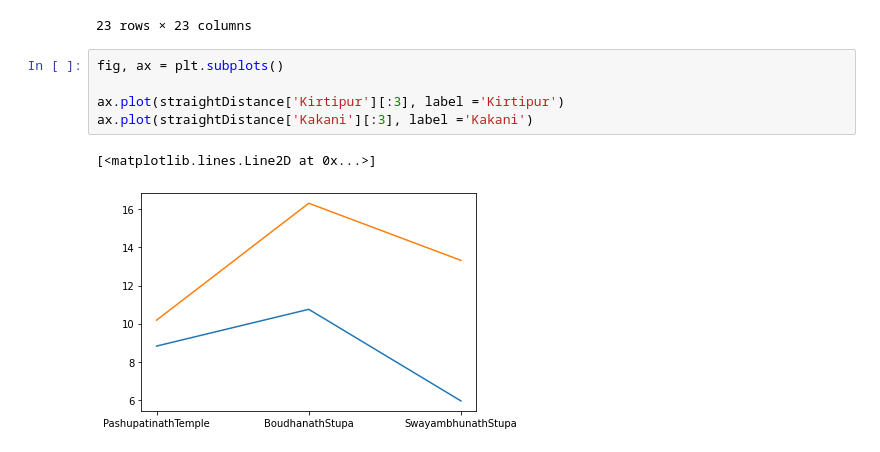
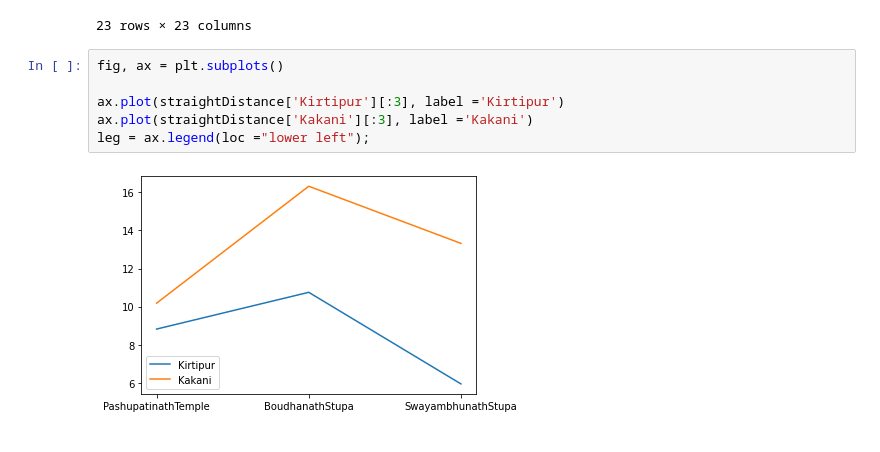
Before and after one commit to kshitiz28/Greedy-and-A-star-search-algorithm, a Jupyter notebook: theCode.ipynb, the cells around one changed output. Saved outputs shown, nothing was run; the diff lists cells and outputs as text.

Commit message:
Added slight matplotlob visualization

```diff
--- a/theCode.ipynb
+++ b/theCode.ipynb
@@ -63,11 +63,11 @@ straightDistance
 | NamoBuddha | 17.16 | 27.34 | 32.98 | 31.06 | 30.880 | 30.35 | ... |
 | Kakani | 10.18 | 16.32 | 13.32 | 13.89 | 14.780 | 13.59 | ... |
 23 rows × 23 columns
-# %%
-fig, ax = plt.subplots()
-
-ax.plot(straightDistance['Kirtipur'][:3], label ='Kirtipur')
-ax.plot(straightDistance['Kakani'][:3], label ='Kakani')
-# %% [output]
-[<matplotlib.lines.Line2D at 0x...>]
-[figure, removed]
+# %%
+fig, ax = plt.subplots()
+
+ax.plot(straightDistance['Kirtipur'][:3], label ='Kirtipur')
+ax.plot(straightDistance['Kakani'][:3], label ='Kakani')
+leg = ax.legend(loc ="lower left");
+# %% [output]
+[figure, added]
```
